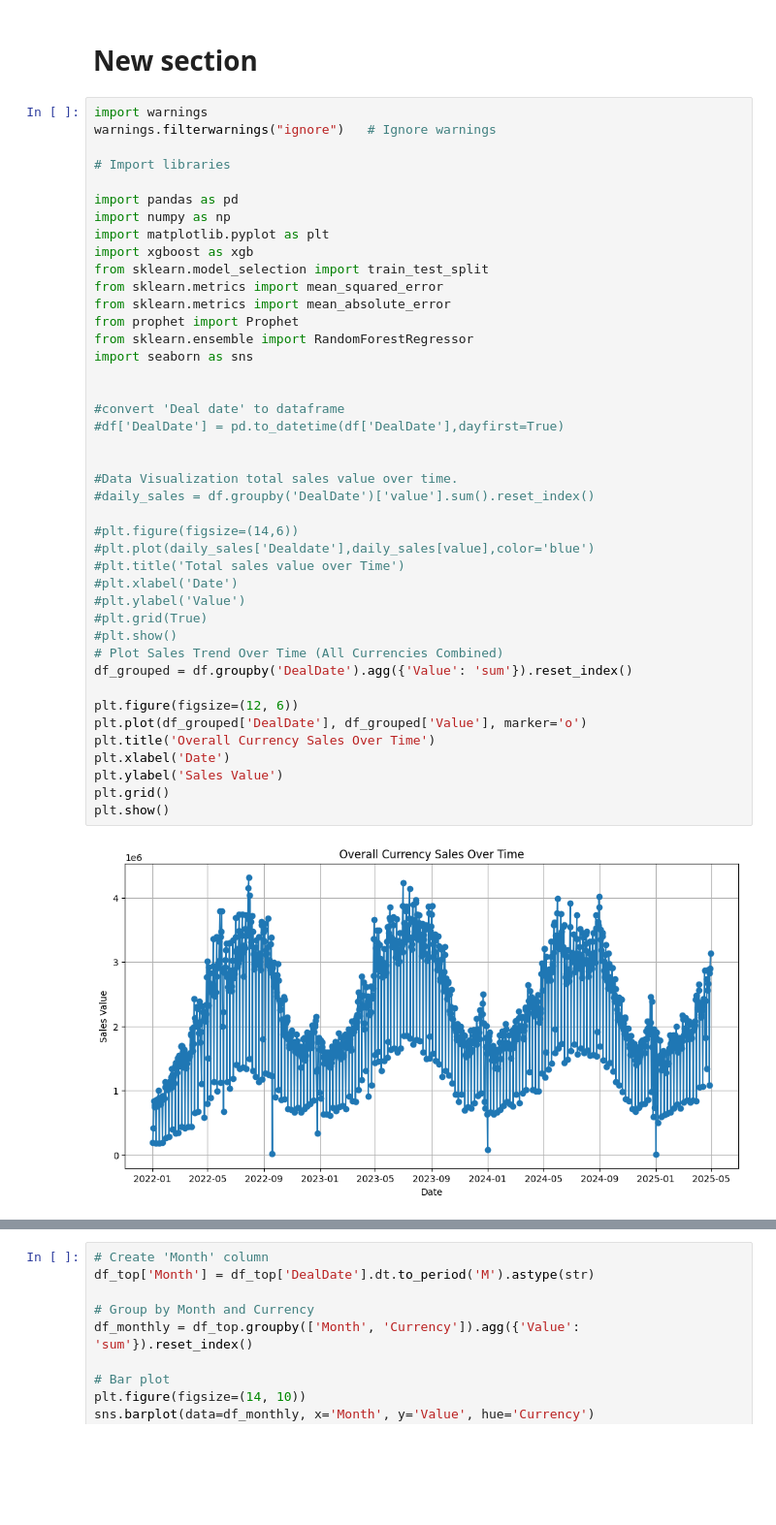
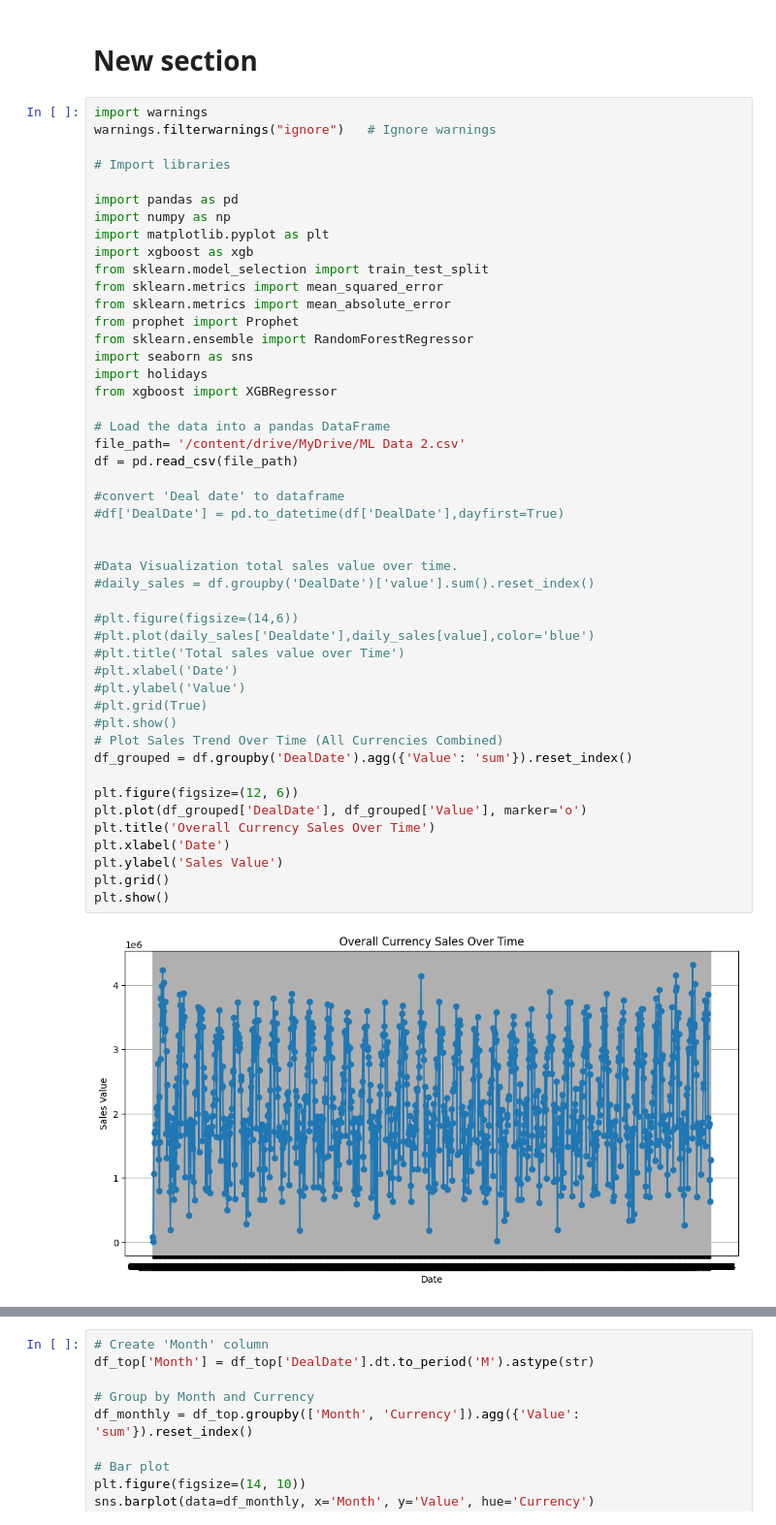
Before and after one commit to Priyankavaishnav1006/Stock_Sales_ML_Model, a Jupyter notebook: Stock_sales_ML.ipynb, the cells around one changed output, grey strips where cells are left out. Shown at 97% size. Saved outputs shown, nothing was run; the diff lists cells and outputs as text; blank space fills up the shorter version.

```diff
--- a/Stock_sales_ML.ipynb
+++ b/Stock_sales_ML.ipynb
@@ -52,34 +52,39 @@ from sklearn.metrics import mean_absolute_error
 from prophet import Prophet
 from sklearn.ensemble import RandomForestRegressor
 import seaborn as sns
+import holidays
+from xgboost import XGBRegressor
 
+# Load the data into a pandas DataFrame
+file_path= '/content/drive/MyDrive/ML Data 2.csv'
+df = pd.read_csv(file_path)
 
 #convert 'Deal date' to dataframe
 #df['DealDate'] = pd.to_datetime(df['DealDate'],dayfirst=True)
 
 
 #Data Visualization total sales value over time.
 #daily_sales = df.groupby('DealDate')['value'].sum().reset_index()
 
 #plt.figure(figsize=(14,6))
 #plt.plot(daily_sales['Dealdate'],daily_sales[value],color='blue')
 #plt.title('Total sales value over Time')
 #plt.xlabel('Date')
 #plt.ylabel('Value')
 #plt.grid(True)
 #plt.show()
 # Plot Sales Trend Over Time (All Currencies Combined)
 df_grouped = df.groupby('DealDate').agg({'Value': 'sum'}).reset_index()
 
 plt.figure(figsize=(12, 6))
 plt.plot(df_grouped['DealDate'], df_grouped['Value'], marker='o')
 plt.title('Overall Currency Sales Over Time')
 plt.xlabel('Date')
 plt.ylabel('Sales Value')
 plt.grid()
 plt.show()
 # %% [output]
-[figure, old version]
+[figure, new version]
 # %%
 #Sales Trend per Currency (Example: Top 5)
 top_currencies = df['Currency'].value_counts().head(5).index
```
Also changed, not shown: parts of 14 cells of this notebook.
